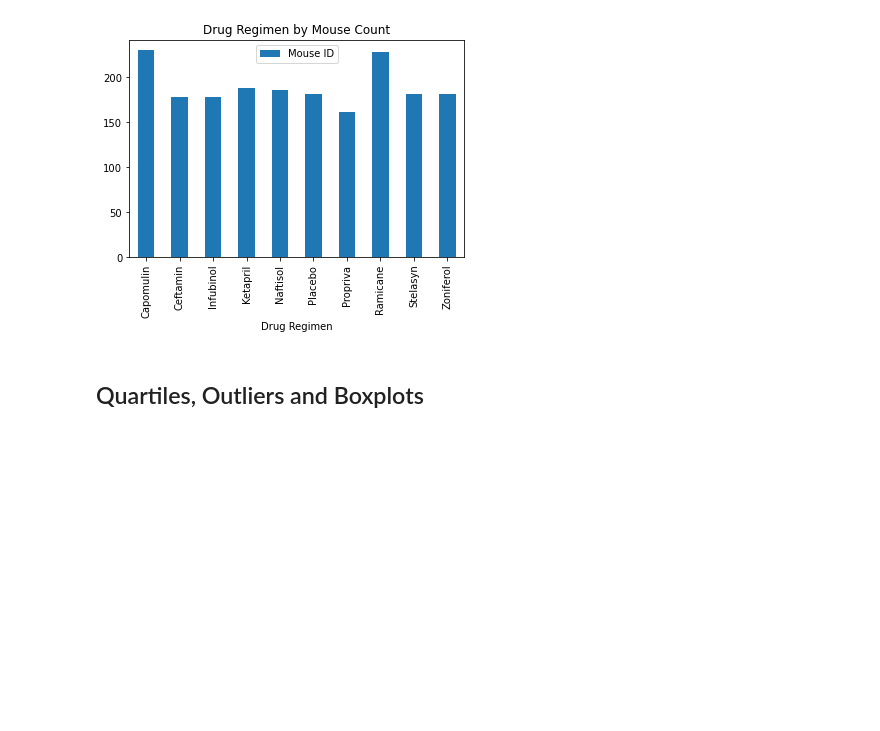
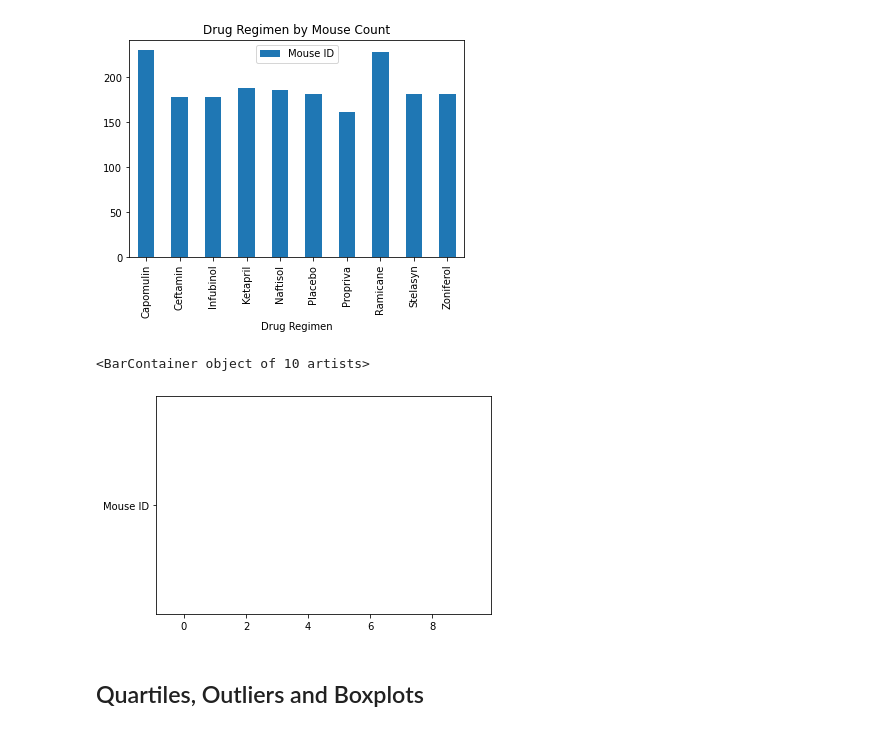
Before and after one commit to brettmw92/Matplotlib, a Jupyter notebook: HW/Instructions/Pymaceuticals/pymaceuticals_starter.ipynb, the cells around one changed output. Drawn from its saved outputs; the diff is of its cells as text; code cells hidden in the pictures; blank space fills up the shorter version.

```diff
--- a/HW/Instructions/Pymaceuticals/pymaceuticals_starter.ipynb
+++ b/HW/Instructions/Pymaceuticals/pymaceuticals_starter.ipynb
@@ -152,6 +152,11 @@ plt.show()
 [figure]
 # %%
 # Generate a bar plot showing the total number of unique mice tested on each drug regimen using pyplot.
+x_axis = np.arange(len(drug_back))
+# plt.bar(x_axis, "Mouse ID", color="b", align="center")
+# %% [output]
+<BarContainer object of 10 artists>
+[figure, added]
 # %%
 # Generate a pie plot showing the distribution of female versus male mice using pandas
 # %%
```
Also changed, not shown: parts of 2 cells of this notebook.
